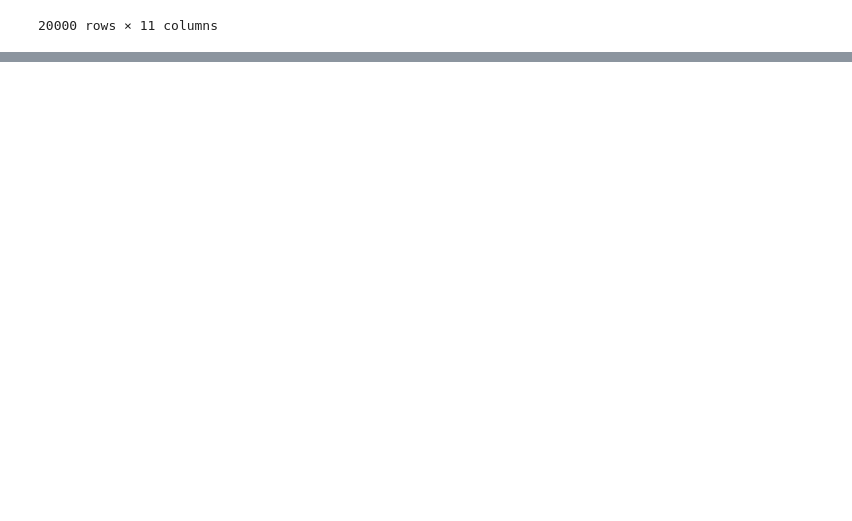
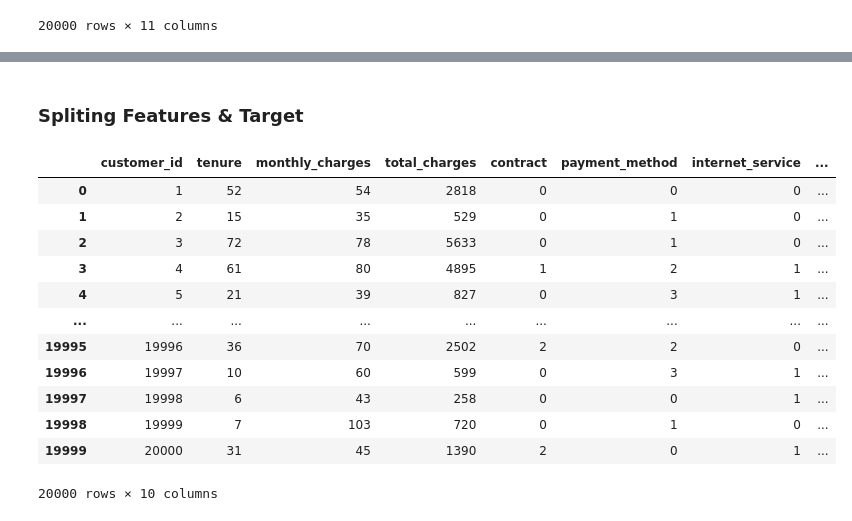
Before and after one commit to harshbhatt15/Additional_Projects, a Jupyter notebook: customer_churn/customer_churn_Classification.ipynb, the cells around one changed output, grey strips where cells are left out. Cells and saved outputs as stored; diff of their text form; code cells hidden in the pictures; blank space fills up the shorter version.

```diff
--- a/customer_churn/customer_churn_Classification.ipynb
+++ b/customer_churn/customer_churn_Classification.ipynb
@@ -321,0 +370,10 @@ dtype: int64
+# %%
+customer_churn['online_security'] = customer_churn['online_security'].map({
+    'Yes': 1,
+    'No': 0
+}).astype('int64')
+# %%
+customer_churn['churn'] = customer_churn['churn'].map({
+    'Yes': 1,
+    'No': 0
+}).astype('int64')
@@ -321,0 +382,2 @@ dtype: int64
+# %%
+customer_churn['support_calls'] = customer_churn['support_calls'].apply(lambda y_value:1 if y_value>=4 else 0)
@@ -321,0 +409,21 @@ dtype: int64
+# %% [markdown]
+### Spliting Features & Target
+# %%
+X = customer_churn.drop('churn', axis=1)
+y = customer_churn['churn']
+# %%
+X
+# %% [output]
+|  | customer_id | tenure | monthly_charges | total_charges | contract | payment_method | internet_service | ... |
+| 0 | 1 | 52 | 54 | 2818 | 0 | 0 | 0 | ... |
+| 1 | 2 | 15 | 35 | 529 | 0 | 1 | 0 | ... |
+| 2 | 3 | 72 | 78 | 5633 | 0 | 1 | 0 | ... |
+| 3 | 4 | 61 | 80 | 4895 | 1 | 2 | 1 | ... |
+| 4 | 5 | 21 | 39 | 827 | 0 | 3 | 1 | ... |
+| ... | ... | ... | ... | ... | ... | ... | ... | ... |
+| 19995 | 19996 | 36 | 70 | 2502 | 2 | 2 | 0 | ... |
+| 19996 | 19997 | 10 | 60 | 599 | 0 | 3 | 1 | ... |
+| 19997 | 19998 | 6 | 43 | 258 | 0 | 0 | 1 | ... |
+| 19998 | 19999 | 7 | 103 | 720 | 0 | 1 | 0 | ... |
+| 19999 | 20000 | 31 | 45 | 1390 | 2 | 0 | 1 | ... |
+20000 rows × 10 columns
```
Also changed, not shown: parts of 35 cells of this notebook.
